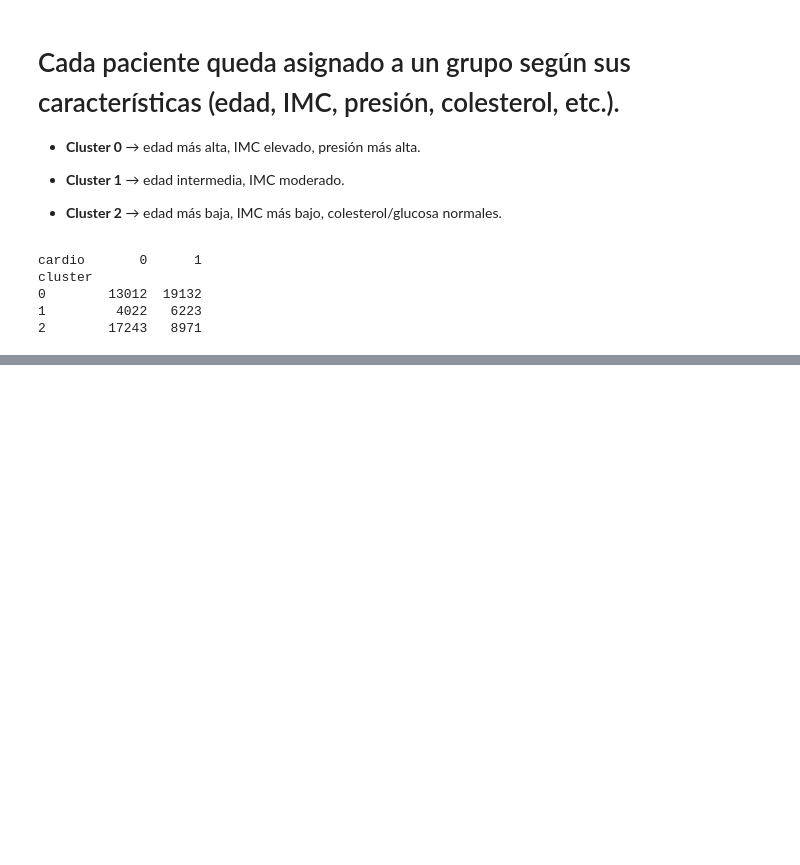
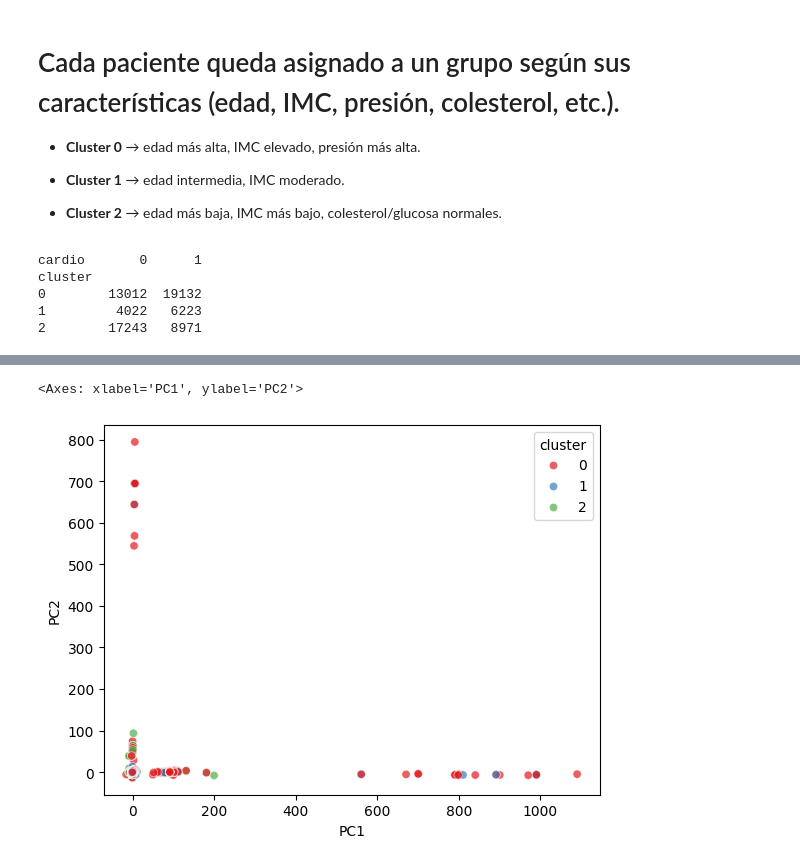
Before and after one commit to mariapaulaveram/MedicalExamination, a Jupyter notebook: 05_1_machine_learning_no_supervisado.ipynb, the cells around one changed output, grey strips where cells are left out. Saved outputs shown, nothing was run; the diff lists cells and outputs as text; code cells hidden in the pictures; blank space fills up the shorter version.

```diff
--- a/05_1_machine_learning_no supervisado.ipynb
+++ b/05_1_machine_learning_no_supervisado.ipynb
@@ -75,0 +103,13 @@ cluster
+# %%
+# PCA con 2 componentes para visualización
+
+pca2 = PCA(n_components=2)
+X_pca2 = pca2.fit_transform(X_scaled)
+
+df["PC1"] = X_pca2[:,0]
+df["PC2"] = X_pca2[:,1]
+
+sns.scatterplot(x="PC1", y="PC2", hue="cluster", palette="Set1", data=df, alpha=0.7)
+# %% [output]
+<Axes: xlabel='PC1', ylabel='PC2'>
+[figure, added]
```
Also changed, not shown: parts of 10 cells of this notebook, 5 other files.
